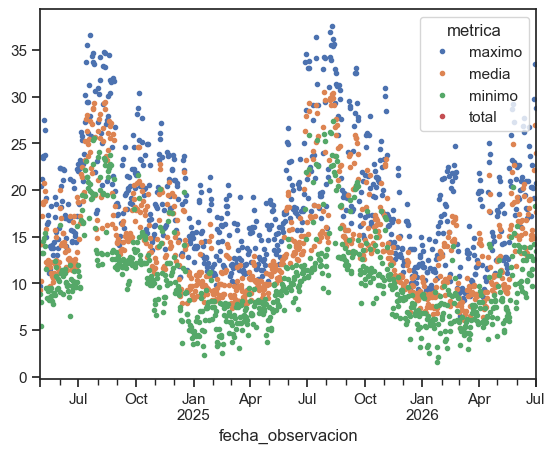
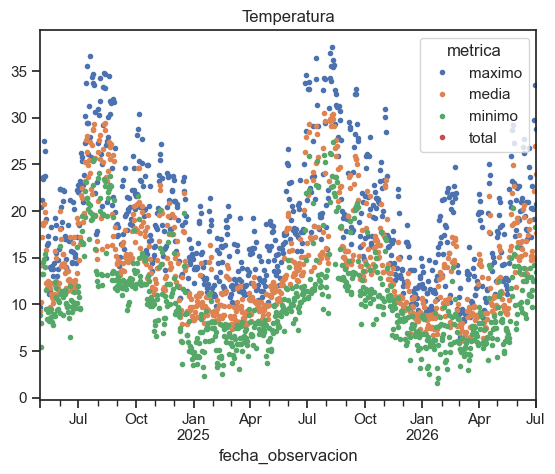
Code edit (unified diff) that turned the first committed figure into the second:
--- before
+++ after
@@ -9,3 +9,3 @@
 
 #Graficamos
-df_temp_plot.plot(style=".")
+df_temp_plot.plot(style=".", title="Temperatura")

Commit: títulos de los gráficos